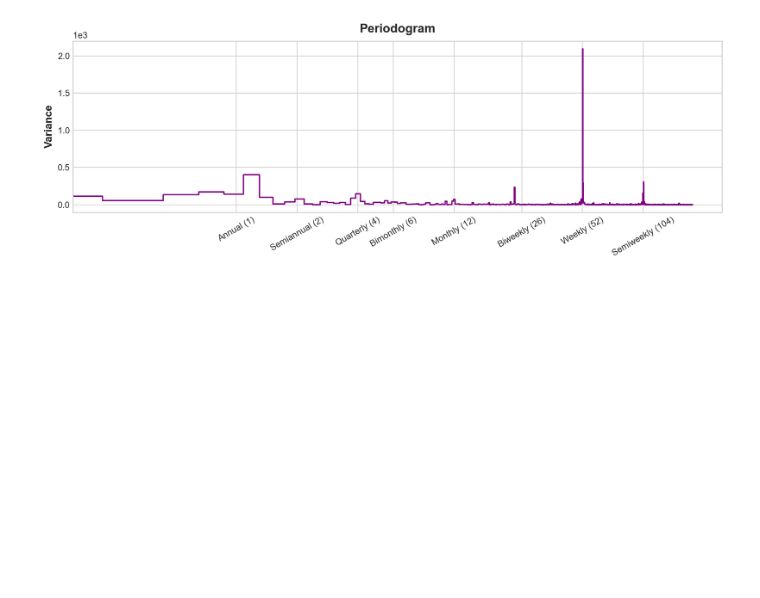
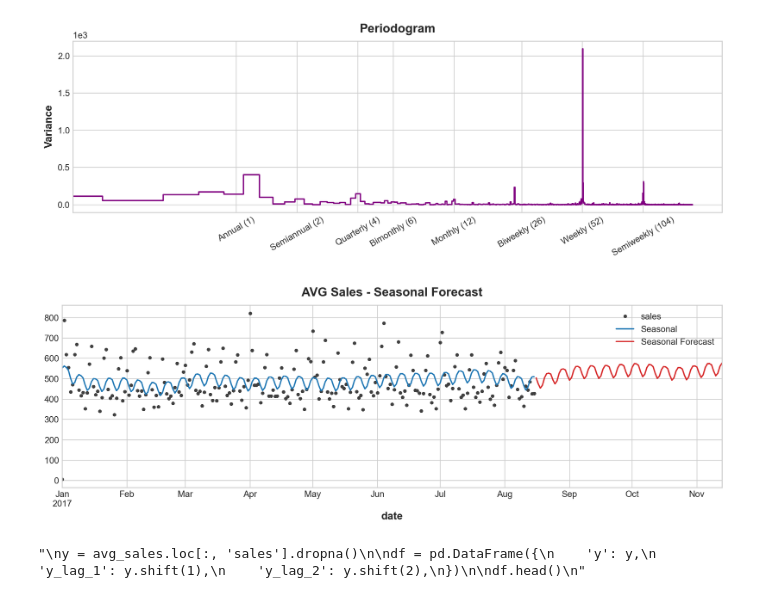
Before and after one commit to rohovskoi/store_sales_supervised_ml, a Jupyter notebook: store_sales_test.ipynb, the cells around one changed output. Drawn from its saved outputs; the diff is of its cells as text; code cells hidden in the pictures; blank space fills up the shorter version.

```diff
--- a/store_sales_test.ipynb
+++ b/store_sales_test.ipynb
@@ -349,3 +345,50 @@ plot_periodogram(avg_sales.sales)
 # %% [output]
 <AxesSubplot: title={'center': 'Periodogram'}, ylabel='Variance'>
 [figure]
+# %%
+from statsmodels.tsa.deterministic import CalendarFourier, DeterministicProcess
+
+# 10 sin/cos pairs for "A"nnual seasonality
+fourier = CalendarFourier(freq="A", order=10)
+
+dp = DeterministicProcess(
+    index=avg_sales.index,
+    constant=True,               # dummy feature for bias (y-intercept)
+    order=1,                     # trend (order 1 means linear)
+    seasonal=True,               # weekly seasonality (indicators)
+    additional_terms=[fourier],  # annual seasonality (fourier)
+    drop=True,                   # drop terms to avoid collinearity
+)
+
+X = dp.in_sample()  # create features for dates in tunnel.index
+# %%
+y = avg_sales["sales"]
+
+model = LinearRegression(fit_intercept=False)
+_ = model.fit(X, y)
+
+y_pred = pd.Series(model.predict(X), index=y.index)
+X_fore = dp.out_of_sample(steps=90)
+y_fore = pd.Series(model.predict(X_fore), index=X_fore.index)
+
+ax = y["2017-01":].plot(color='0.25', style='.',
+            title="AVG Sales - Seasonal Forecast")
+ax = y_pred["2017-01":].plot(ax=ax, label="Seasonal")
+ax = y_fore["2017-01":].plot(ax=ax, label="Seasonal Forecast", color='C3')
+_ = ax.legend()
+# %% [output]
+[figure, added]
+# %%
+'''
+y = avg_sales.loc[:, 'sales'].dropna()
+
+df = pd.DataFrame({
+    'y': y,
+    'y_lag_1': y.shift(1),
+    'y_lag_2': y.shift(2),
+})
+
+df.head()
+'''
+# %% [output]
+"\ny = avg_sales.loc[:, 'sales'].dropna()\n\ndf = pd.DataFrame({\n    'y': y,\n    'y_lag_1': y.shift(1),\n    'y_lag_2': y.shift(2),\n})\n\ndf.head()\n"
```
Also changed, not shown: parts of 2 cells of this notebook.
